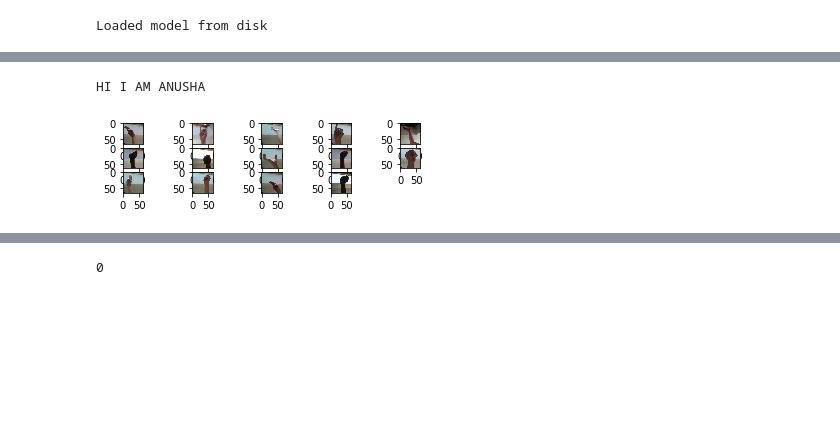
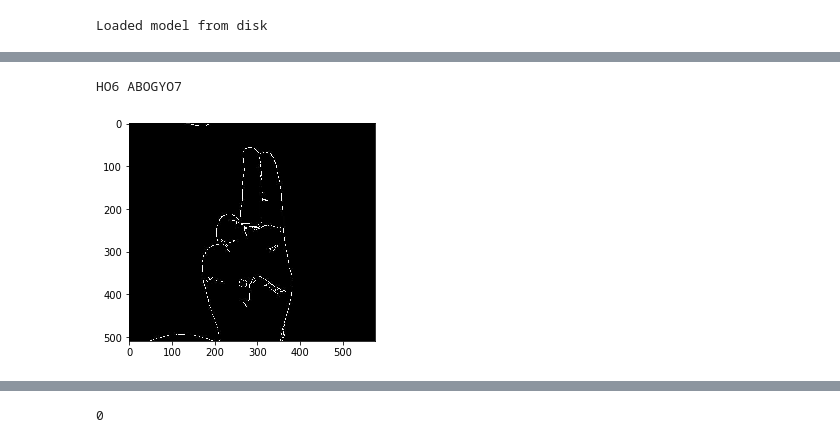
Before and after one commit to AnushaSridhar-99/Sign-Language-Recognition-using-CNN, a Jupyter notebook: Model3.ipynb, the cells around one changed output, grey strips where cells are left out. Saved outputs shown, nothing was run; the diff lists cells and outputs as text; code cells hidden in the pictures; blank space fills up the shorter version.

```diff
--- a/Model3.ipynb
+++ b/Model3.ipynb
@@ -64,8 +67,8 @@ train_set = {}
 validation_set = {}
 test_set = {}
 
-for cat in os.listdir(dataset_path):
-    cat_dir = os.path.join(dataset_path, cat, 'output')
+for cat in dataset_list:
+    cat_dir = os.path.join(dataset_path, cat)
     cat_files = os.listdir(cat_dir)
     train_list, test_list = train_test_split(cat_files, test_size=0.3)
     validation_list, test_list = train_test_split(test_list, test_size=0.5)
@@ -113,9 +105,13 @@ for cat in tqdm(test_set.keys()):
     cat_dir = os.path.join(dataset_path, 'test_set', 'class_' + str(cat))
     os.makedirs(cat_dir)
     for file in test_set[cat]:
-        src = os.path.join(dataset_path, cat,'output', file)
+        image = cv2.imread(os.path.join(dataset_path, cat, file))
+        gray = cv2.cvtColor(image, cv2.COLOR_BGR2GRAY)
+        blurred = cv2.GaussianBlur(gray, (3, 3), 0)
+        src = cv2.Canny(blurred, 10, 100)
         dest = os.path.join(cat_dir, file)
-        copyfile(src, dest)
+        im = Image.fromarray(src)
+        im.save(dest)
 # %%
 for i in train_set.keys():
     print(i+ "- Training size: "+ str(len(train_set[i]))+ " Validation set: "+ str(len(validation_set[i]))+ " Test set: "+ str(len(test_set[i])))
@@ -249,18 +267,32 @@ Loaded model from disk
 # %%
 loaded_model.compile(optimizer = 'adam', loss = 'categorical_crossentropy', metrics = ['accuracy'])
+# %%
+import numpy as np
+from keras.preprocessing.image import img_to_array
+cat_dir = "Images"
+cat_files = os.listdir(cat_dir)
+
+for file in cat_files:
+    image = cv2.imread(os.path.join(cat_dir, file))
+    gray = cv2.cvtColor(image, cv2.COLOR_BGR2GRAY)
+    blurred = cv2.GaussianBlur(gray, (3, 3), 0)
+    src = cv2.Canny(blurred, 10, 150)
+    dest = os.path.join(cat_dir, file)
+    im = Image.fromarray(src)
+    im.save(dest)
 # %%
-cat_dir = "Test"
+cat_dir = "Testttt"
 cat_files = os.listdir(cat_dir)
 sentence = ''
-cpt = 0
 for i in cat_files:
-    cpt = cpt +1
-    plt.subplot(9,5,cpt)
-    img = load_img(os.path.join(cat_dir, i), target_size=(64,64))
-    plt.imshow(img, cmap='gray')
-    test_image = image.img_to_array(img)
-    test_image = test_image/255
-    test_image = np.expand_dims(test_image, axis = 0)
+    img = cv2.imread(os.path.join(cat_dir, i))
+    plt.imshow(img)
+    dims = (64,64)
+    img1 = cv2.resize(img, dims, interpolation=cv2.INTER_AREA)
+
+    image = img1/255
+    test_image = np.expand_dims(image, axis = 0)
+
     result = loaded_model.predict(test_image)
 #   print(result)
     labels = np.argmax(result, axis=-1)
@@ -318,35 +350,35 @@ for i in cat_files:
         sentence += ''
     elif labels[0] == 24:
         sentence += 'O'
     elif labels[0] == 25:
         sentence += 'P'
     elif labels[0] == 26:
         sentence += 'Q'
     elif labels[0] == 27:
         sentence += 'R'
     elif labels[0] == 28:
         sentence += 'S'
     elif labels[0] == 38:
         sentence += ' '
     elif labels[0] == 29:
         sentence += 'T'
     elif labels[0] == 30:
         sentence += 'U'
     elif labels[0] == 31:
         sentence += 'V'
     elif labels[0] == 32:
         sentence += 'W'
     elif labels[0] == 33:
         sentence += 'X'
     elif labels[0] == 34:
         sentence += 'Y'
     elif labels[0] == 35:
         sentence += 'Z'
 
 print(sentence)
 # %% [output]
-HI I AM ANUSHA
+HO6 ABOGYO7
-[figure, old version]
+[figure, new version]
 # %%
 print("Enter:")
 print("1 for English")
```
Also changed, not shown: parts of 23 cells of this notebook, 2 other files.
